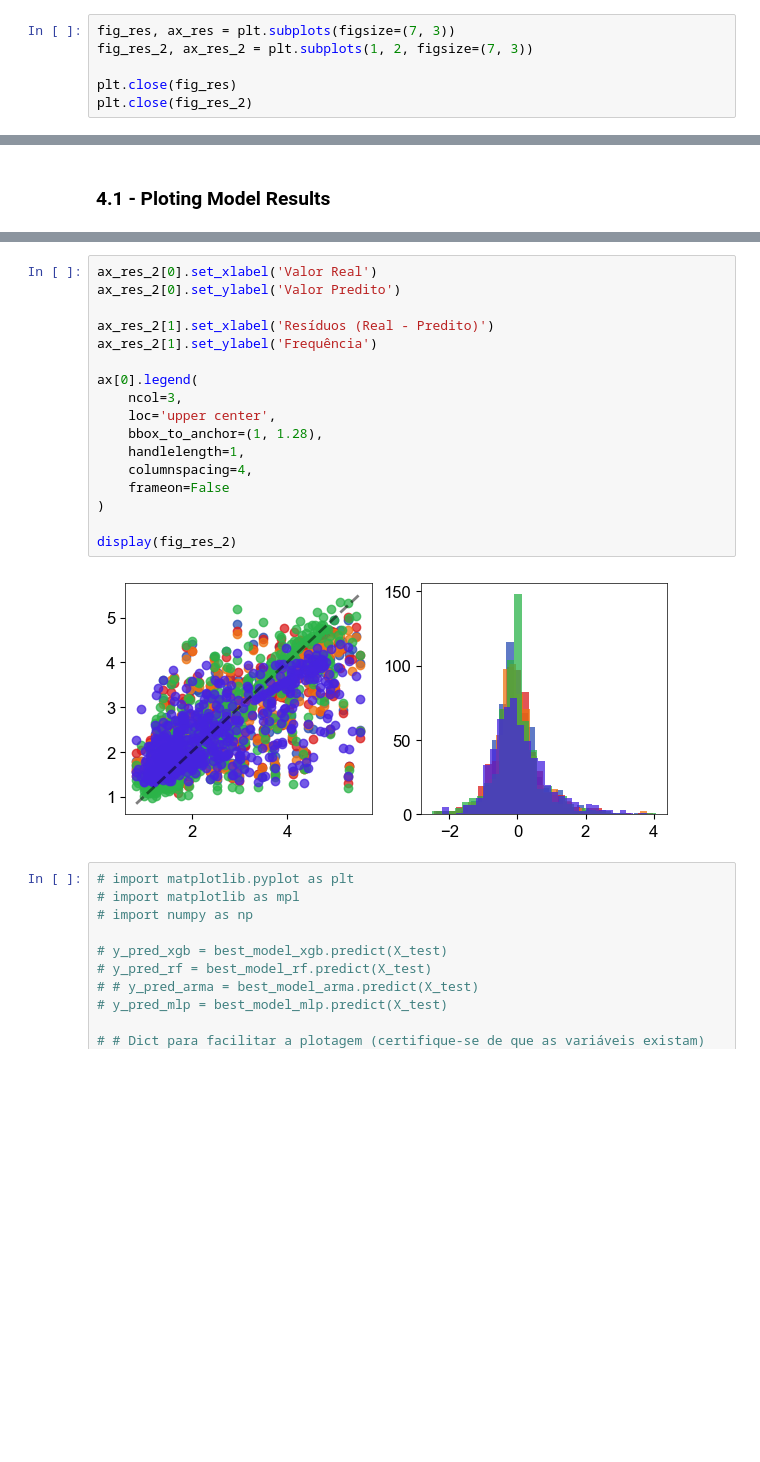
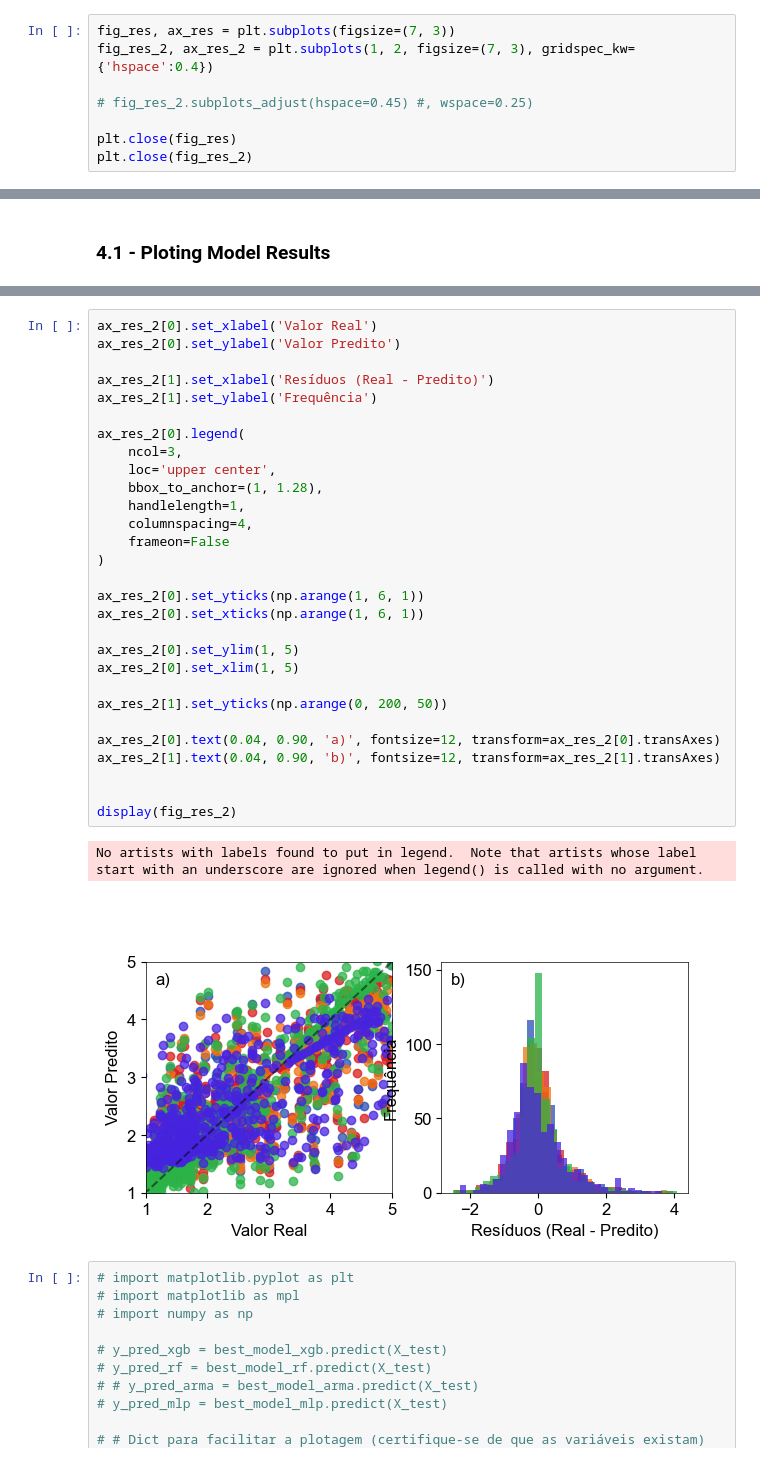
Before and after one commit to PauloCasmal/data-mining-study, a Jupyter notebook: Comparing-Models.ipynb, the cells around one changed output, grey strips where cells are left out. Saved outputs shown, nothing was run; the diff lists cells and outputs as text; blank space fills up the shorter version.

Commit message:
plotting new results.

```diff
--- a/Comparing-Models.ipynb
+++ b/Comparing-Models.ipynb
@@ -209,7 +209,9 @@ target = 'Silica_Concentrate'
 lags_to_test = range(1, 10)
 # %%
 fig_res, ax_res = plt.subplots(figsize=(7, 3))
-fig_res_2, ax_res_2 = plt.subplots(1, 2, figsize=(7, 3))
+fig_res_2, ax_res_2 = plt.subplots(1, 2, figsize=(7, 3), gridspec_kw={'hspace':0.4})
+
+# fig_res_2.subplots_adjust(hspace=0.45) #, wspace=0.25)
 
 plt.close(fig_res)
 plt.close(fig_res_2)
@@ -663,22 +669,35 @@ display(fig_res)
 # %%
 ax_res_2[0].set_xlabel('Valor Real')
 ax_res_2[0].set_ylabel('Valor Predito')
 
 ax_res_2[1].set_xlabel('Resíduos (Real - Predito)')
 ax_res_2[1].set_ylabel('Frequência')
 
-ax[0].legend(
+ax_res_2[0].legend(
     ncol=3,
     loc='upper center',
     bbox_to_anchor=(1, 1.28),
     handlelength=1,
     columnspacing=4,
     frameon=False
 )
 
+ax_res_2[0].set_yticks(np.arange(1, 6, 1))
+ax_res_2[0].set_xticks(np.arange(1, 6, 1))
+
+ax_res_2[0].set_ylim(1, 5)
+ax_res_2[0].set_xlim(1, 5)
+
+ax_res_2[1].set_yticks(np.arange(0, 200, 50))
+
+ax_res_2[0].text(0.04, 0.90, 'a)', fontsize=12, transform=ax_res_2[0].transAxes)
+ax_res_2[1].text(0.04, 0.90, 'b)', fontsize=12, transform=ax_res_2[1].transAxes)
+
+
 display(fig_res_2)
 # %% [output]
+No artists with labels found to put in legend.  Note that artists whose label start with an underscore are ignored when legend() is called with no argument.
-[figure, old version]
+[figure, new version]
 # %%
 # import matplotlib.pyplot as plt
 # import matplotlib as mpl
```
Also changed, not shown: parts of 4 cells of this notebook.
